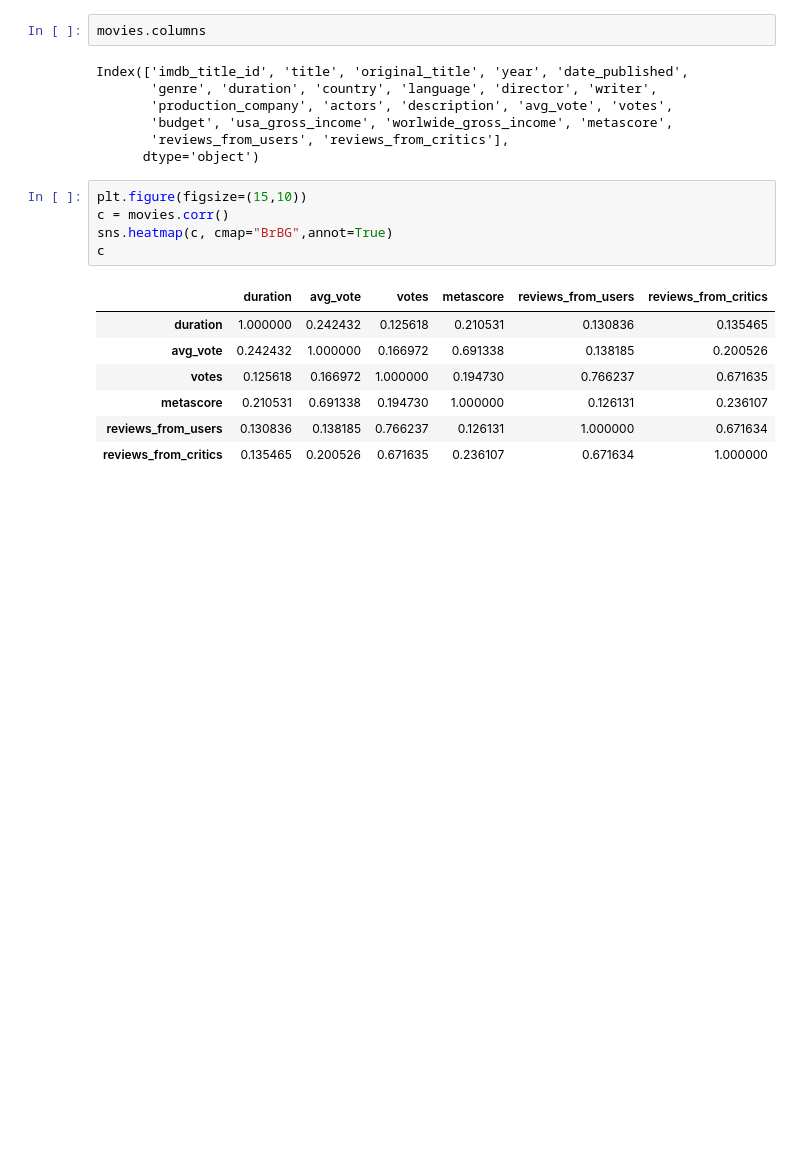
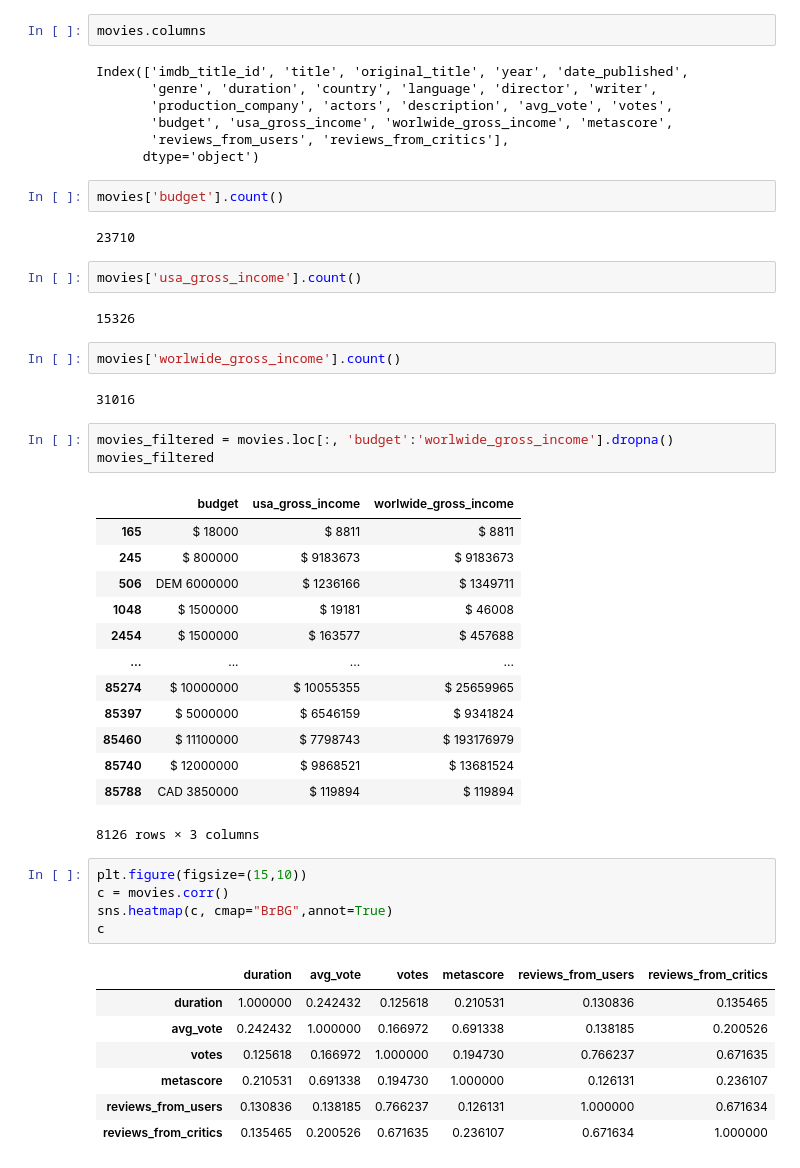
Before and after one commit to Garcipaldis/bridge_datascience_JorgeGarcia, a Jupyter notebook: EDA Project/Prueba_Concepto.ipynb, the cells around one changed output. Drawn from its saved outputs; the diff is of its cells as text; blank space fills up the shorter version.

```diff
--- a/EDA Project/Prueba_Concepto.ipynb
+++ b/EDA Project/Prueba_Concepto.ipynb
@@ -31,6 +32,35 @@ Index(['imdb_title_id', 'title', 'original_title', 'year', 'date_published',
        'budget', 'usa_gross_income', 'worlwide_gross_income', 'metascore',
        'reviews_from_users', 'reviews_from_critics'],
       dtype='object')
+# %%
+movies['budget'].count()
+# %% [output]
+23710
+# %%
+movies['usa_gross_income'].count()
+# %% [output]
+15326
+# %%
+movies['worlwide_gross_income'].count()
+# %% [output]
+31016
+# %%
+movies_filtered = movies.loc[:, 'budget':'worlwide_gross_income'].dropna()
+movies_filtered
+# %% [output]
+|  | budget | usa_gross_income | worlwide_gross_income |
+| 165 | $ 18000 | $ 8811 | $ 8811 |
+| 245 | $ 800000 | $ 9183673 | $ 9183673 |
+| 506 | DEM 6000000 | $ 1236166 | $ 1349711 |
+| 1048 | $ 1500000 | $ 19181 | $ 46008 |
+| 2454 | $ 1500000 | $ 163577 | $ 457688 |
+| ... | ... | ... | ... |
+| 85274 | $ 10000000 | $ 10055355 | $ 25659965 |
+| 85397 | $ 5000000 | $ 6546159 | $ 9341824 |
+| 85460 | $ 11100000 | $ 7798743 | $ 193176979 |
+| 85740 | $ 12000000 | $ 9868521 | $ 13681524 |
+| 85788 | CAD 3850000 | $ 119894 | $ 119894 |
+8126 rows × 3 columns
 # %%
 plt.figure(figsize=(15,10))
 c = movies.corr()
```
Also changed, not shown: parts of 13 cells of this notebook, 26 other files.
